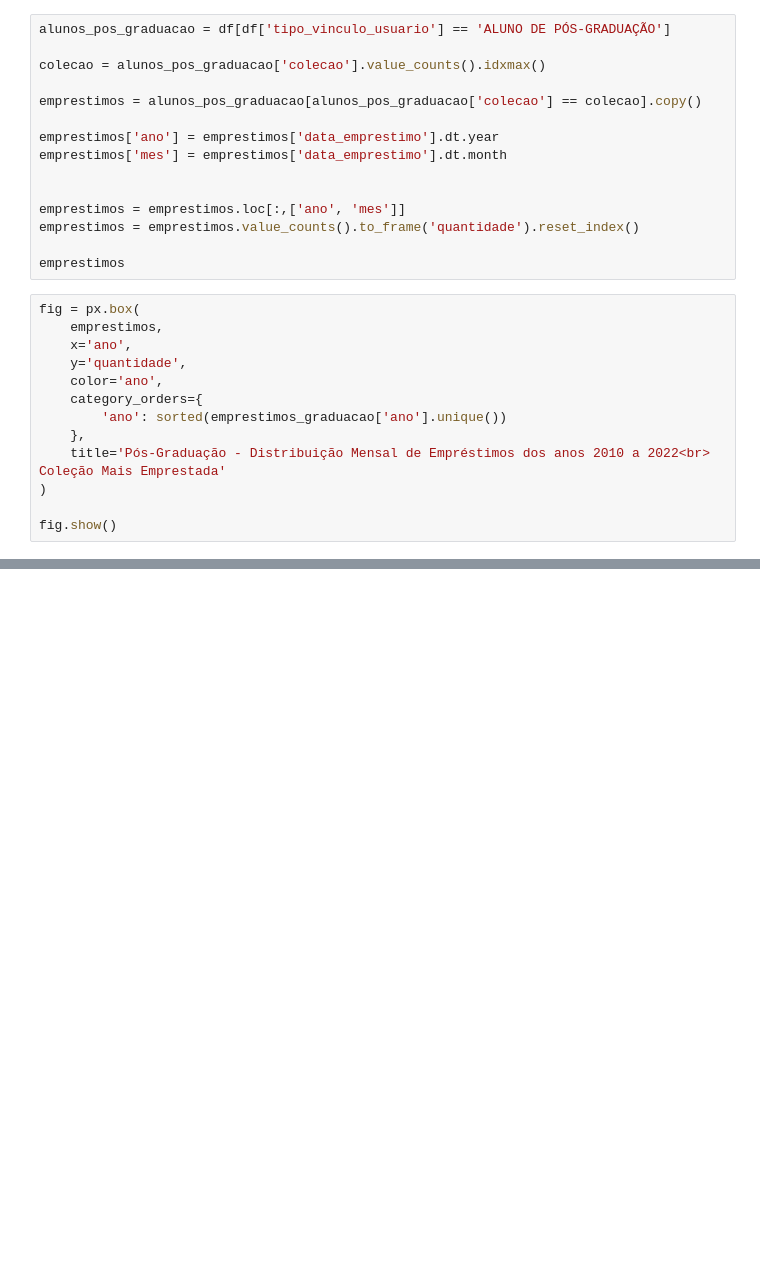
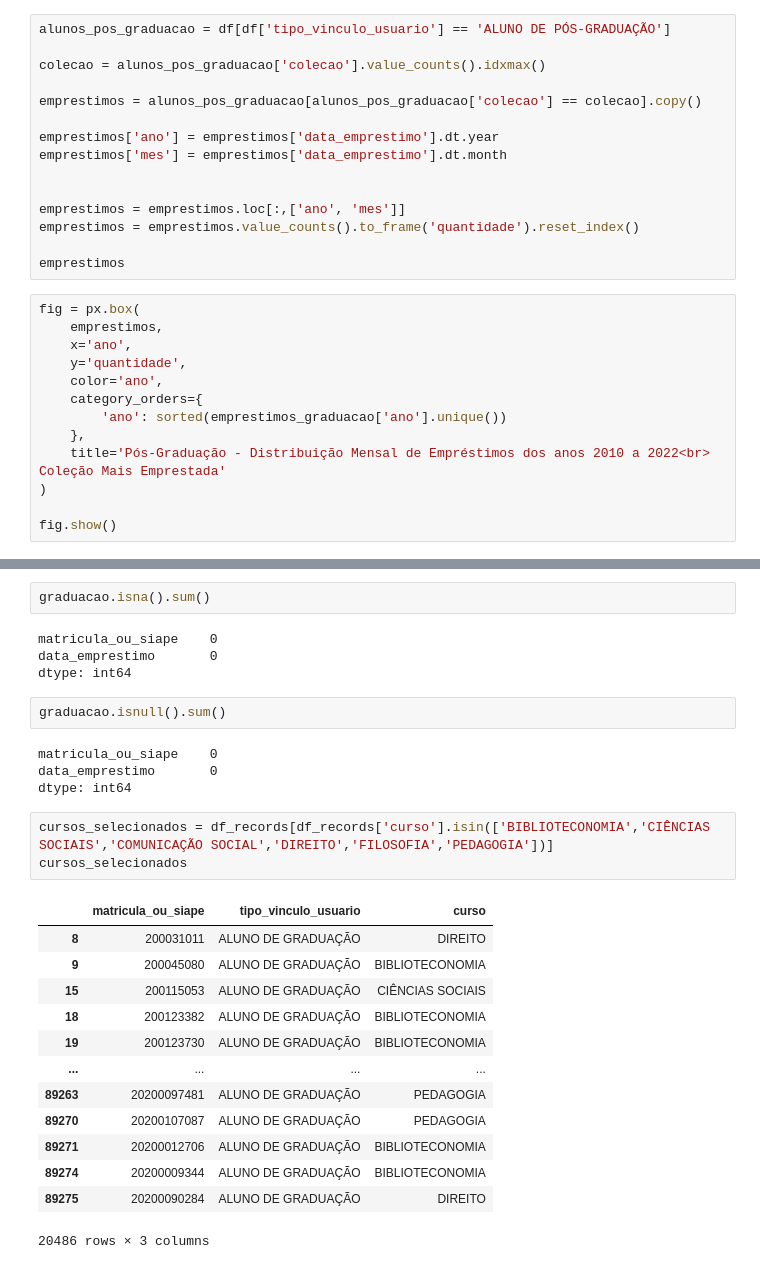
Before and after one commit to PVSO/7-days-pandas, a Jupyter notebook: notebooks/3.0-pvso-exploratory-analysis.ipynb, the cells around one changed output, grey strips where cells are left out. Saved outputs shown, nothing was run; the diff lists cells and outputs as text; blank space fills up the shorter version.

```diff
--- a/notebooks/3.0-pvso-exploratory-analysis.ipynb
+++ b/notebooks/3.0-pvso-exploratory-analysis.ipynb
@@ -301,0 +366,29 @@ fig.show()
+# %%
+graduacao.isna().sum()
+# %% [output]
+matricula_ou_siape    0
+data_emprestimo       0
+dtype: int64
+# %%
+graduacao.isnull().sum()
+# %% [output]
+matricula_ou_siape    0
+data_emprestimo       0
+dtype: int64
+# %%
+cursos_selecionados = df_records[df_records['curso'].isin(['BIBLIOTECONOMIA','CIÊNCIAS SOCIAIS','COMUNICAÇÃO SOCIAL','DIREITO','FILOSOFIA','PEDAGOGIA'])]
+cursos_selecionados
+# %% [output]
+|  | matricula_ou_siape | tipo_vinculo_usuario | curso |
+| 8 | 200031011 | ALUNO DE GRADUAÇÃO | DIREITO |
+| 9 | 200045080 | ALUNO DE GRADUAÇÃO | BIBLIOTECONOMIA |
+| 15 | 200115053 | ALUNO DE GRADUAÇÃO | CIÊNCIAS SOCIAIS |
+| 18 | 200123382 | ALUNO DE GRADUAÇÃO | BIBLIOTECONOMIA |
+| 19 | 200123730 | ALUNO DE GRADUAÇÃO | BIBLIOTECONOMIA |
+| ... | ... | ... | ... |
+| 89263 | 20200097481 | ALUNO DE GRADUAÇÃO | PEDAGOGIA |
+| 89270 | 20200107087 | ALUNO DE GRADUAÇÃO | PEDAGOGIA |
+| 89271 | 20200012706 | ALUNO DE GRADUAÇÃO | BIBLIOTECONOMIA |
+| 89274 | 20200009344 | ALUNO DE GRADUAÇÃO | BIBLIOTECONOMIA |
+| 89275 | 20200090284 | ALUNO DE GRADUAÇÃO | DIREITO |
+20486 rows × 3 columns
```
Also changed, not shown: parts of 10 cells of this notebook.
